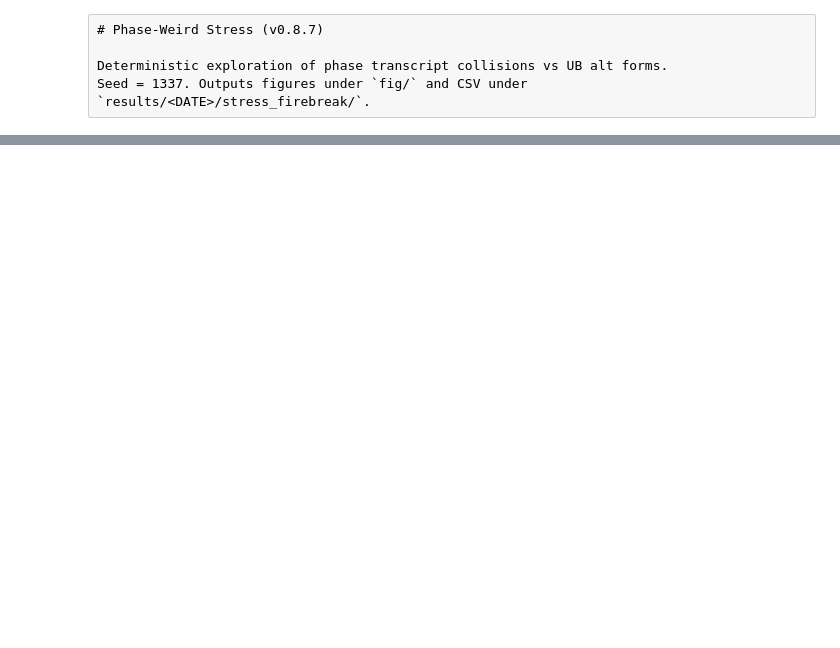
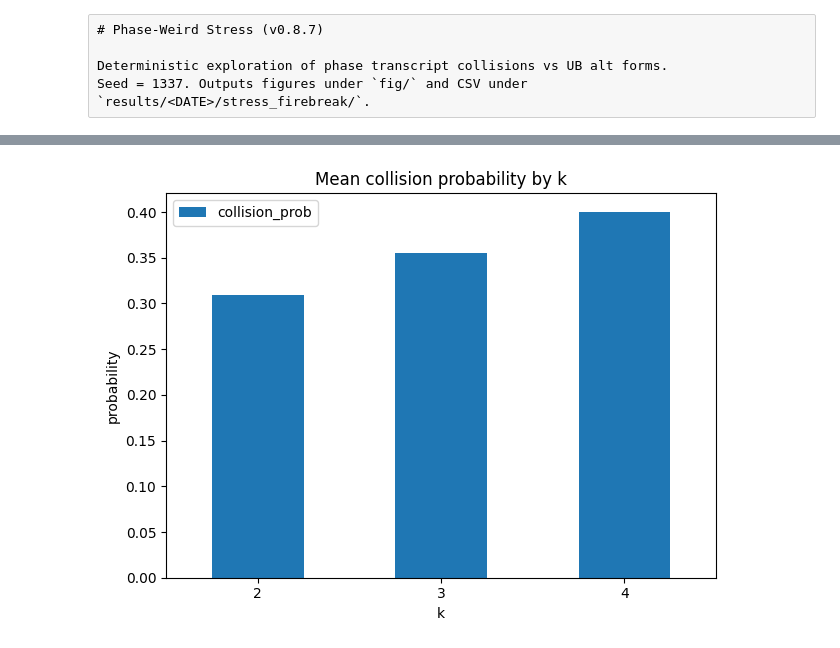
Before and after one commit to Acloyer/Psi-TM, a Jupyter notebook: notebooks/stress_firebreak/phase_weird.ipynb, the cells around one changed output, grey strips where cells are left out. Drawn from its saved outputs; the diff is of its cells as text; code cells hidden in the pictures; blank space fills up the shorter version.

```diff
--- a/notebooks/stress_firebreak/phase_weird.ipynb
+++ b/notebooks/stress_firebreak/phase_weird.ipynb
@@ -4,6 +4,7 @@
 Deterministic exploration of phase transcript collisions vs UB alt forms.
 Seed = 1337. Outputs figures under `fig/` and CSV under `results/<DATE>/stress_firebreak/`.
 # %%
+%pip install pandas
 import random
 from pathlib import Path
 from datetime import date
@@ -13,7 +14,18 @@ import matplotlib.pyplot as plt
 SEED = 1337
 random.seed(SEED)
 
-ROOT = Path(__file__).resolve().parents[2]
+def find_repo_root(start: Path) -> Path:
+    for p in [start, *start.parents]:
+        if (p / 'lakefile.lean').exists() and (p / 'Makefile').exists():
+            return p
+    return start
+
+try:
+    start_path = Path(__file__).resolve().parent
+except NameError:
+    start_path = Path.cwd().resolve()
+
+ROOT = find_repo_root(start_path)
 RESULTS_DIR = ROOT / "results" / date.today().isoformat() / "stress_firebreak"
 FIG_DIR = ROOT / "fig"
 RESULTS_DIR.mkdir(parents=True, exist_ok=True)
@@ -40,3 +52,4 @@ fig_path = FIG_DIR / "phase_weird_bar.png"
 plt.tight_layout()
 plt.savefig(fig_path, dpi=160)
 print(f"saved {fig_path}")
+# %% [output]
@@ -42,0 +66 @@ print(f"saved {fig_path}")
+[figure, added]
```
Also changed, not shown: parts of 5 cells of this notebook, 41 other files.
